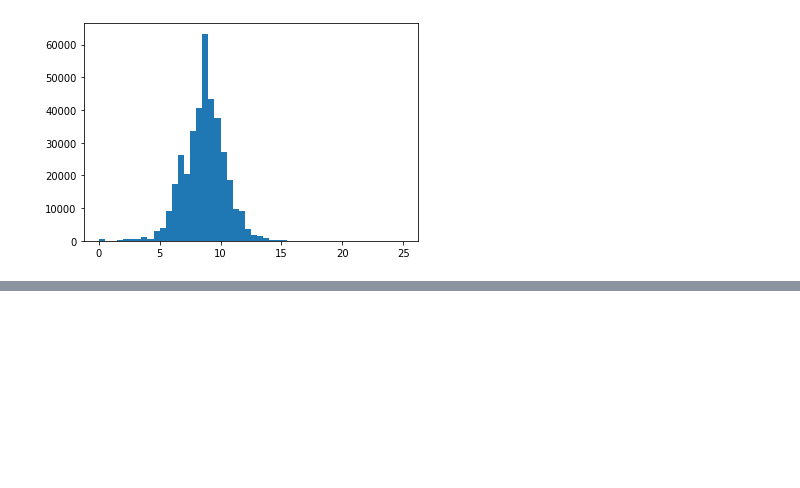
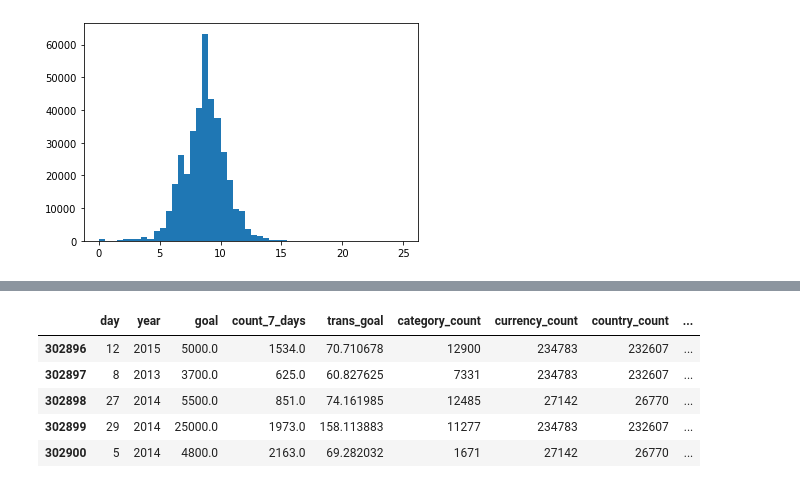
Before and after one commit to georgek2/Category_Encoders, a Jupyter notebook: Refined/count_the_one.ipynb, the cells around one changed output, grey strips where cells are left out. Cells and saved outputs as stored; diff of their text form; code cells hidden in the pictures; blank space fills up the shorter version.

```diff
--- a/Refined/count_the_one.ipynb
+++ b/Refined/count_the_one.ipynb
@@ -468,0 +593,9 @@ score_2
+# %%
+valid_2[cols_select].head()
+# %% [output]
+|  | day | year | goal | count_7_days | trans_goal | category_count | currency_count | country_count | ... |
+| 302896 | 12 | 2015 | 5000.0 | 1534.0 | 70.710678 | 12900 | 234783 | 232607 | ... |
+| 302897 | 8 | 2013 | 3700.0 | 625.0 | 60.827625 | 7331 | 234783 | 232607 | ... |
+| 302898 | 27 | 2014 | 5500.0 | 851.0 | 74.161985 | 12485 | 27142 | 26770 | ... |
+| 302899 | 29 | 2014 | 25000.0 | 1973.0 | 158.113883 | 11277 | 234783 | 232607 | ... |
+| 302900 | 5 | 2014 | 4800.0 | 2163.0 | 69.282032 | 1671 | 27142 | 26770 | ... |
```
Also changed, not shown: parts of 28 cells of this notebook.
